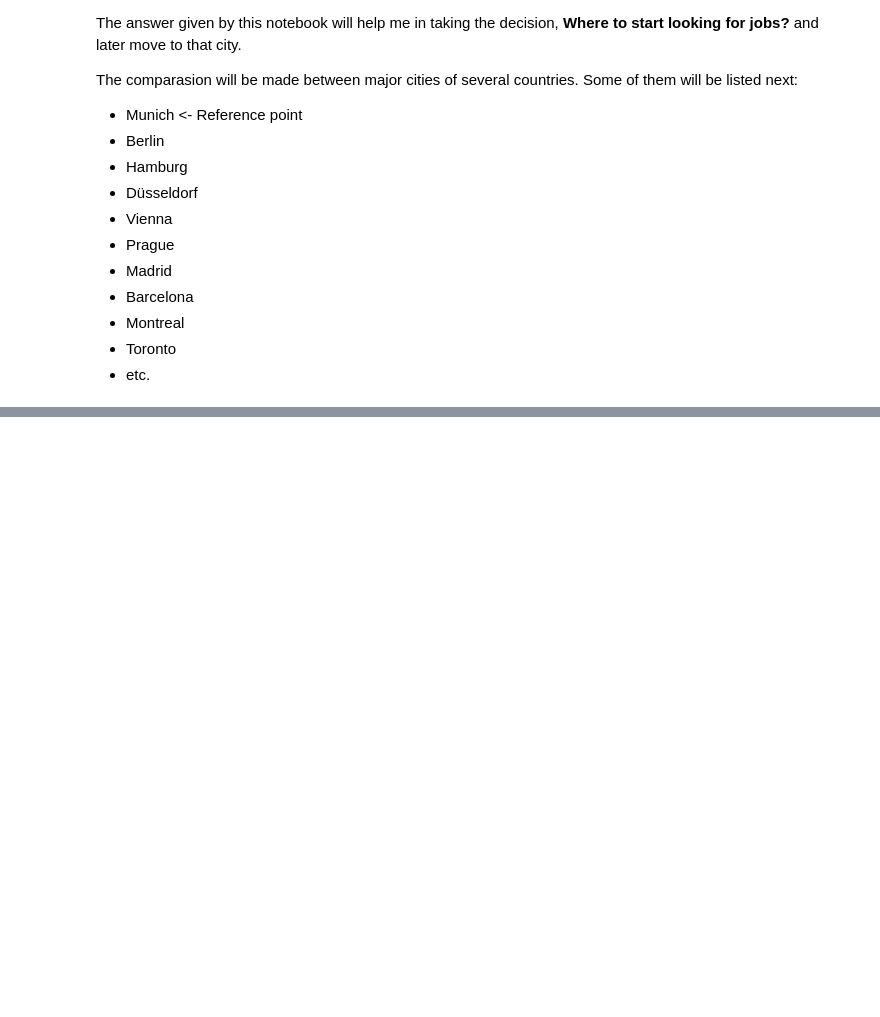
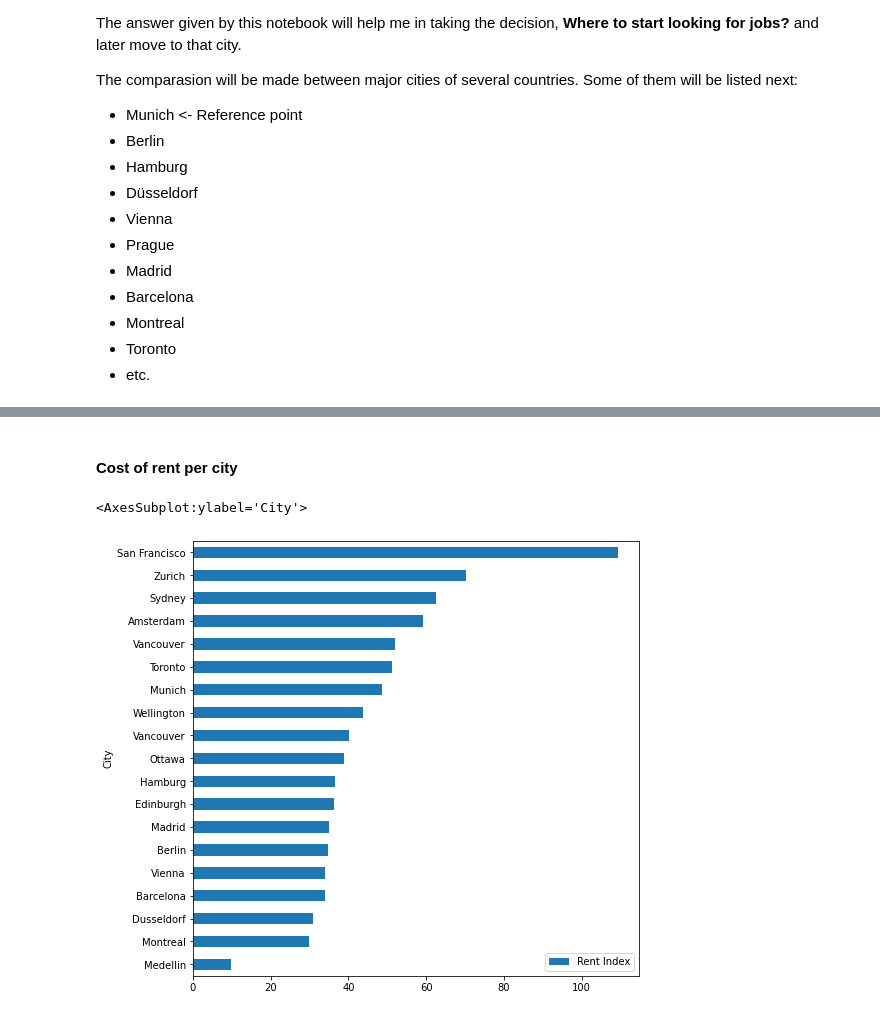
Before and after one commit to alexsotocx/Coursera_Capstone, a Jupyter notebook: CapstoneProject.ipynb, the cells around one changed output, grey strips where cells are left out. Drawn from its saved outputs; the diff is of its cells as text; code cells hidden in the pictures; blank space fills up the shorter version.

```diff
--- a/CapstoneProject.ipynb
+++ b/CapstoneProject.ipynb
@@ -82,0 +236,7 @@ I repeat: This dataset belongs to Simplemaps and all the attributions go to them
+# %% [markdown]
+#### Cost of rent per city
+# %%
+df_living_index_cost.sort_values(by=['Rent Index']).plot(kind='barh', x='City', y='Rent Index', figsize=(8,8))
+# %% [output]
+<AxesSubplot:ylabel='City'>
+[figure, added]
```
Also changed, not shown: parts of 19 cells of this notebook.
